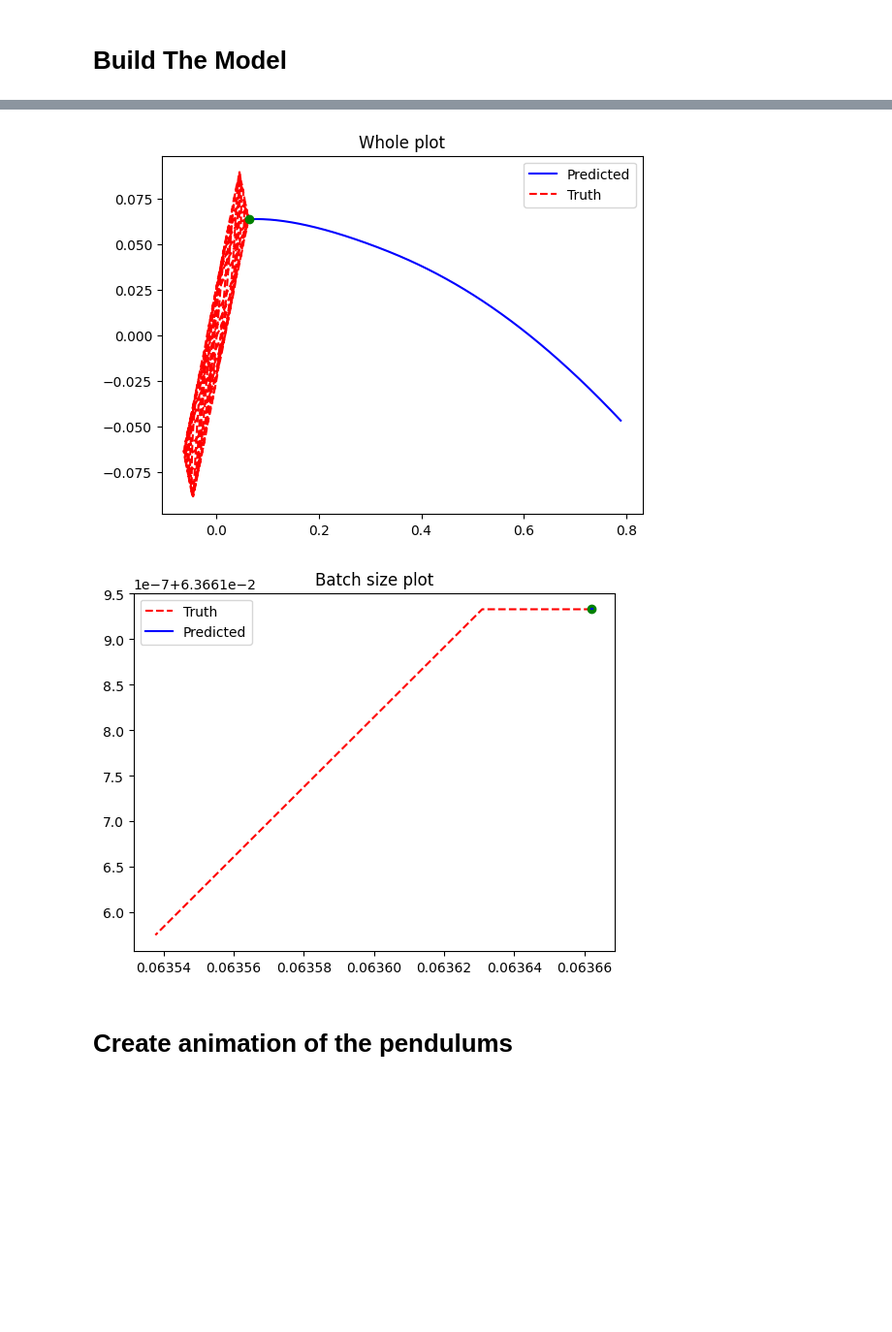
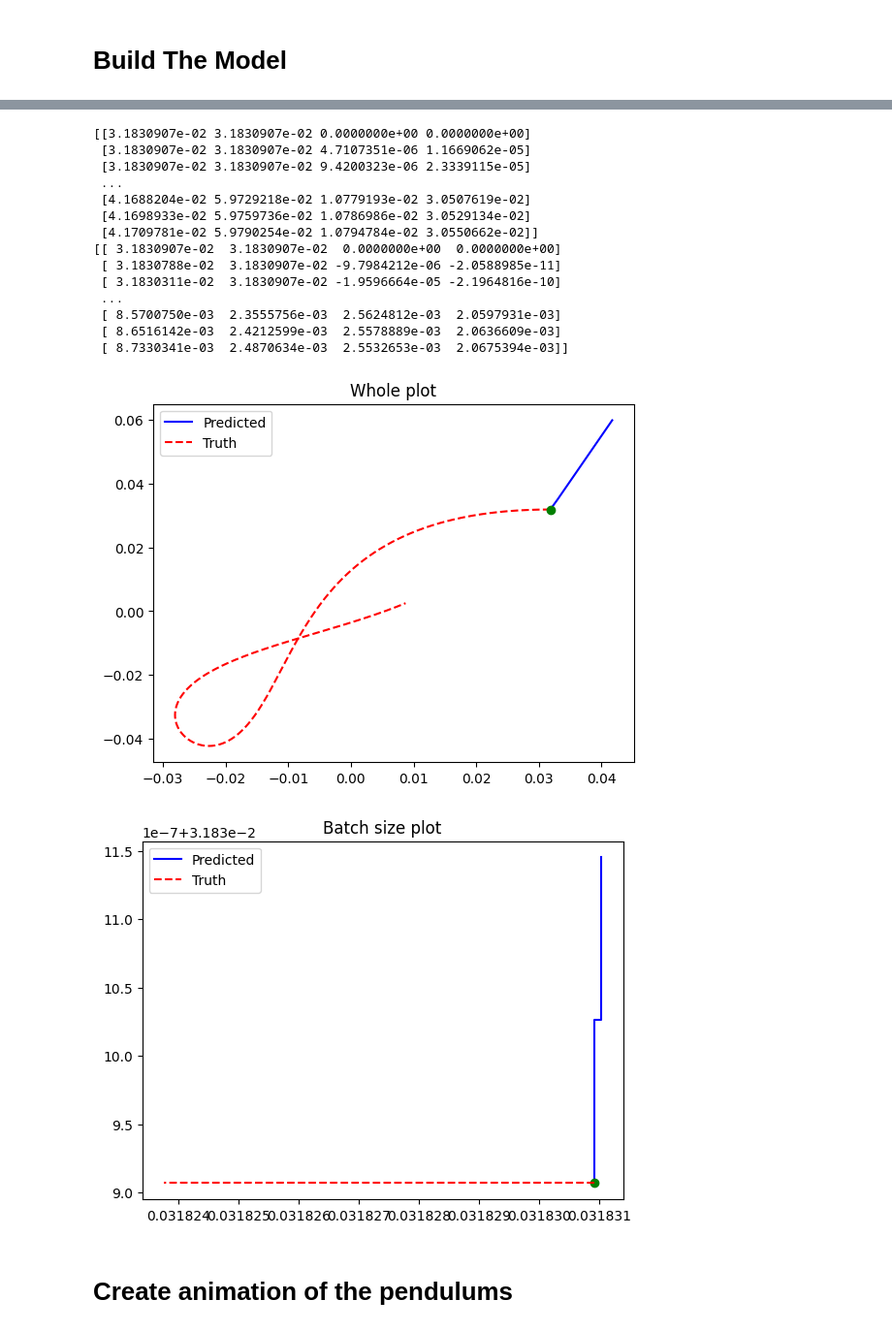
Before and after one commit to jakedorman64/internship, a Jupyter notebook: Double_Pendulum_NeuralODE.ipynb, the cells around one changed output, grey strips where cells are left out. Shown at 97% size. Cells and saved outputs as stored; diff of their text form; code cells hidden in the pictures; blank space fills up the shorter version.

```diff
--- a/Double_Pendulum_NeuralODE.ipynb
+++ b/Double_Pendulum_NeuralODE.ipynb
@@ -205,16 +197,17 @@ class TrainingState(NamedTuple):
 # Define the neural network.
 def FeedForward(x):
   mlp = hk.Sequential([
-      hk.Linear(16), jax.nn.sigmoid,
       hk.Linear(16), jax.nn.relu,
-      hk.Linear(16), jax.nn.sigmoid,
+      hk.Linear(16), jnp.tanh,
+      hk.Linear(16), jax.nn.relu,
+      hk.Linear(16), jnp.tanh,
       hk.Linear(2),
   ])
   return mlp(x)
 
 # Define our network and optimiser.
 network = hk.without_apply_rng(hk.transform(FeedForward))
-optimiser = optax.adam(1e-5)
+optimiser = optax.adam(1e-2)
 # %%
 # Define our mean squared error loss.
 @jit
@@ -237,6 +230,13 @@ def normalise_predictions(preds):
   preds = preds.at[:,:2].add(-1)
   return preds
 
+@jit
+def euler_integrator(y, weights, steps):
+  prediction = []
+  for i in range(prediction_batch_size):
+    y = jnp.add(y, dt * nn_predict(y, 0, weights))
+    prediction.append(y)
+  return jnp.array(prediction)
 
 @jit
 def MeanSquaredErrorLoss(weights, batch):
@@ -247,14 +247,14 @@ def MeanSquaredErrorLoss(weights, batch):
   # Make our predictions. Our output data is periodic between (-1, 1), but odeint doesn't know that it has to stay within these bounds. Thus,
   # we will have to manually normalise it. To do this, we can add 1 so it is periodic between (0, 2), module by 2, and then subtract 1 again.
   for i in range(training_batch_size):
-    prediction = odeint(nn_predict, batch[i, 0], tsteps, weights)
+    prediction = euler_integrator(batch[i, 0], weights, prediction_batch_size)
+    #prediction = odeint(nn_predict, batch[i, 0], tsteps, weights)
     prediction = normalise_predictions(prediction)
     # This adds the prediction for batch i to the preds tuple.
     preds.append(prediction)
 
   preds = jnp.array(preds)
-
-  return jnp.power(batch - preds, 2).mean()
+  return jnp.power(batch[1:,:,:2] - preds[1:,:,:2], 2).mean()
 # %%
 @jit
 def update(state: TrainingState, batch: Batch) -> TrainingState:
@@ -270,9 +270,8 @@ def update(state: TrainingState, batch: Batch) -> TrainingState:
   #return the training state with the new parameters and the optimiser.
   return TrainingState(params, opt_state)
 # %%
-
- #Initialising the parameters randomly.
-rng = jax.random.PRNGKey(12)
+#Initialising the parameters randomly.
+rng = jax.random.PRNGKey(41)
 initial_params = network.init(rng, x_train[1])
 
 # Initialise the optimiser and the define the state.
@@ -310,7 +312,7 @@ for step in range(gradient_updates):
 
   # Print the training and evaluation loss every 1000 time steps. We normalise the loss so that if we change batch size, the loss stays at the same scale.
 
-  if step % 100 == 0:
+  if step % 1000 == 0:
     train_loss_list.append(MeanSquaredErrorLoss(state.params, next(train_dataset)) / (training_batch_size * prediction_batch_size))
     val_loss_list.append(MeanSquaredErrorLoss(state.params, next(eval_dataset)) / (training_batch_size * prediction_batch_size))
     print("Step {}: train loss {}, eval loss {}".format(step, train_loss_list[-1], val_loss_list[-1]))
@@ -342,30 +336,47 @@ plt.plot(val_loss_list, color="red")
 # %%
- # Generate data from our neural network. odeint doesn't know to normalise it, so we will normalise it in the same way as before.
+# Generate data from our neural network. odeint doesn't know to normalise it, so we will normalise it in the same way as before.
 # Our initial value will be the first point in our normalised data array.
+full_steps = jnp.array([dt*i for i in range(data_points)])
 
-full_steps = np.array([dt*i for i in range(data_points)])
-
+#predicted_data = jnp.array(euler_integrator(normalised_data[0], state.params, data_points))
 predicted_data = odeint(nn_predict, normalised_data[0], full_steps, state.params)
 predicted_data = normalise_predictions(predicted_data)
+
+print(predicted_data)
+print(normalised_data)
 
 plt.plot(predicted_data[:, 0], predicted_data[:, 1], color="blue", label="Predicted")
 plt.plot(normalised_data[:, 0], normalised_data[:, 1], color="red", label="Truth", linestyle="dashed")
 plt.plot(normalised_data[0,0], normalised_data[0,1], "o", color="green")
 plt.legend()
 plt.title("Whole plot")
 plt.show()
 plt.close()
 
 plt.plot(predicted_data[:prediction_batch_size, 0], predicted_data[:prediction_batch_size, 1], color="blue", label="Predicted")
+plt.plot(normalised_data[0,0], normalised_data[0,1], "o", color="green")
 plt.plot(normalised_data[:prediction_batch_size, 0], normalised_data[:prediction_batch_size, 1], color="red", label="Truth", linestyle="dashed")
-plt.plot(normalised_data[0,0], normalised_data[0,1], "o", color="green")
 plt.legend()
 plt.title("Batch size plot")
 plt.show()
 plt.close()
 # %% [output]
+[[3.1830907e-02 3.1830907e-02 0.0000000e+00 0.0000000e+00]
+ [3.1830907e-02 3.1830907e-02 4.7107351e-06 1.1669062e-05]
+ [3.1830907e-02 3.1830907e-02 9.4200323e-06 2.3339115e-05]
+ ...
+ [4.1688204e-02 5.9729218e-02 1.0779193e-02 3.0507619e-02]
+ [4.1698933e-02 5.9759736e-02 1.0786986e-02 3.0529134e-02]
+ [4.1709781e-02 5.9790254e-02 1.0794784e-02 3.0550662e-02]]
+[[ 3.1830907e-02  3.1830907e-02  0.0000000e+00  0.0000000e+00]
+ [ 3.1830788e-02  3.1830907e-02 -9.7984212e-06 -2.0588985e-11]
+ [ 3.1830311e-02  3.1830907e-02 -1.9596664e-05 -2.1964816e-10]
+ ...
+ [ 8.5700750e-03  2.3555756e-03  2.5624812e-03  2.0597931e-03]
+ [ 8.6516142e-03  2.4212599e-03  2.5578889e-03  2.0636609e-03]
+ [ 8.7330341e-03  2.4870634e-03  2.5532653e-03  2.0675394e-03]]
-[figure, old version]
+[figure, new version]
-[figure, old version]
+[figure, new version]
 # %% [markdown]
 # Create animation of the pendulums
 # %%
```
Also changed, not shown: parts of 8 cells of this notebook.
